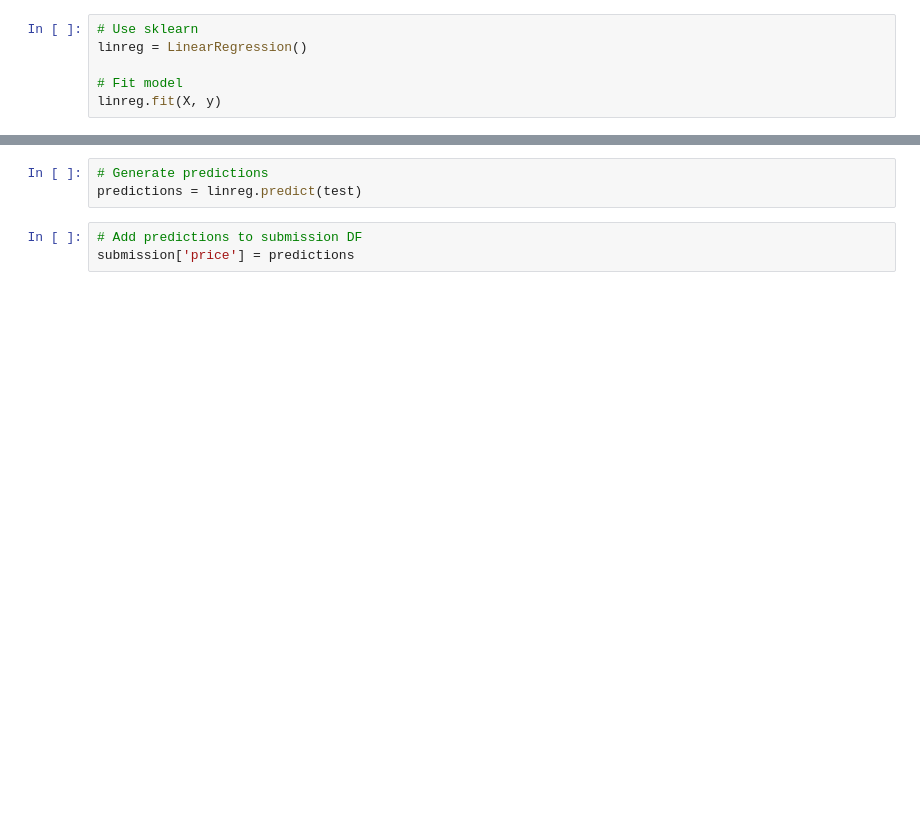
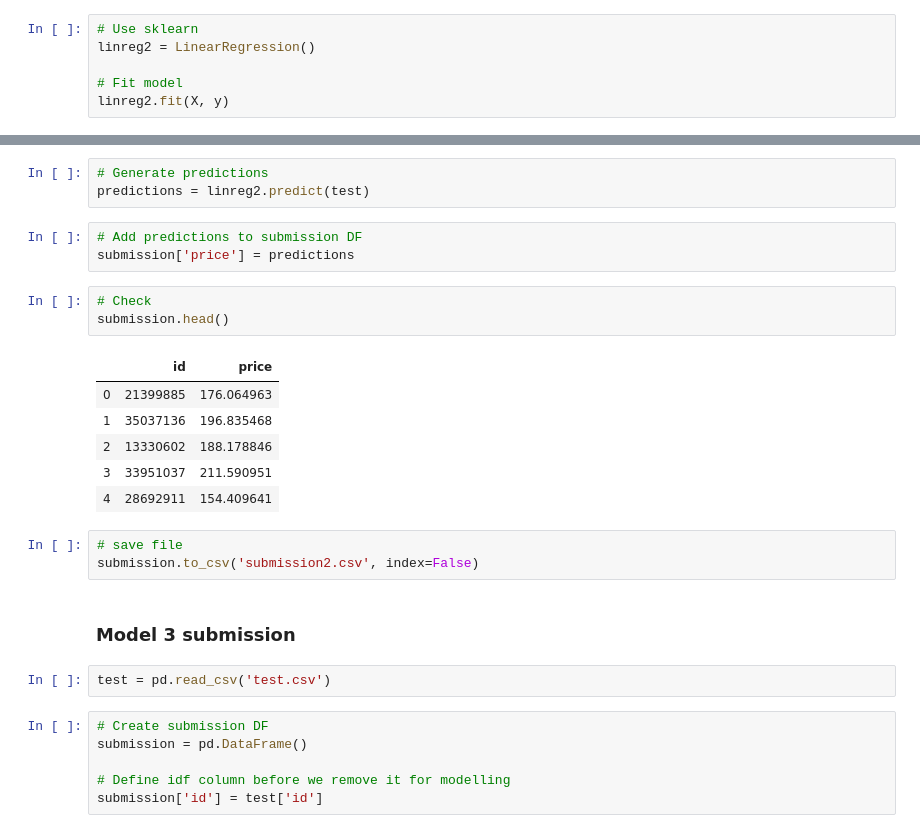
Before and after one commit to nadinezab/airbnb-kaggle-comp, a Jupyter notebook: AirBnB.ipynb, the cells around one changed output, grey strips where cells are left out. Saved outputs shown, nothing was run; the diff lists cells and outputs as text; blank space fills up the shorter version.

```diff
--- a/AirBnB.ipynb
+++ b/AirBnB.ipynb
@@ -370,9 +370,9 @@ All of these are low.
 # %%
 # Use sklearn
-linreg = LinearRegression()
+linreg2 = LinearRegression()
 
 # Fit model
-linreg.fit(X, y)
+linreg2.fit(X, y)
 # %% [output]
 LinearRegression(copy_X=True, fit_intercept=True, n_jobs=None, normalize=False)
 # %%
@@ -451,7 +527,30 @@ test.head()
 | 4 | -0.702682 | -1.931997 | 0.168572 | -0.298342 | -0.069818 | 0.746686 | ... |
 # %%
 # Generate predictions
-predictions = linreg.predict(test)
+predictions = linreg2.predict(test)
 # %%
 # Add predictions to submission DF
 submission['price'] = predictions
+# %%
+# Check
+submission.head()
+# %% [output]
+|  | id | price |
+| 0 | 21399885 | 176.064963 |
+| 1 | 35037136 | 196.835468 |
+| 2 | 13330602 | 188.178846 |
+| 3 | 33951037 | 211.590951 |
+| 4 | 28692911 | 154.409641 |
+# %%
+# save file
+submission.to_csv('submission2.csv', index=False)
+# %% [markdown]
+### Model 3 submission
+# %%
+test = pd.read_csv('test.csv')
+# %%
+# Create submission DF
+submission = pd.DataFrame()
+
+# Define idf column before we remove it for modelling
+submission['id'] = test['id']
```
Also changed, not shown: parts of 24 cells of this notebook, 1 other file.
